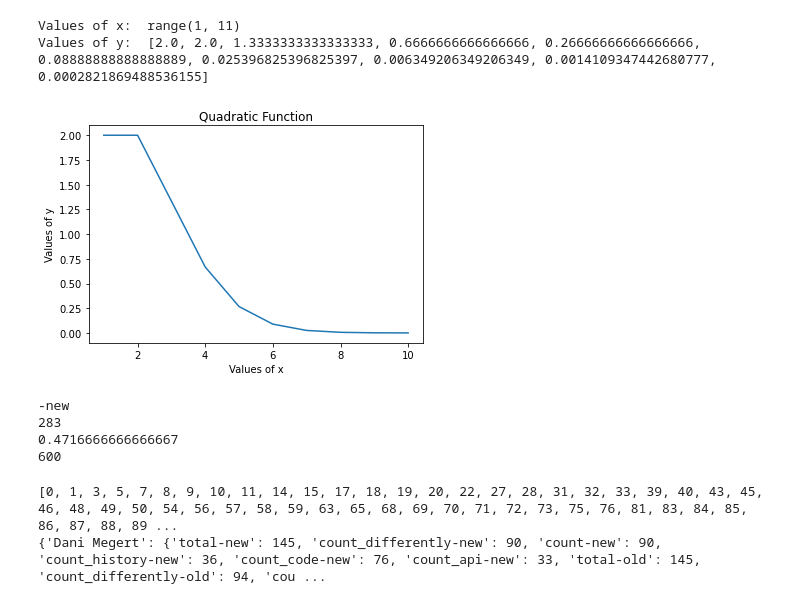
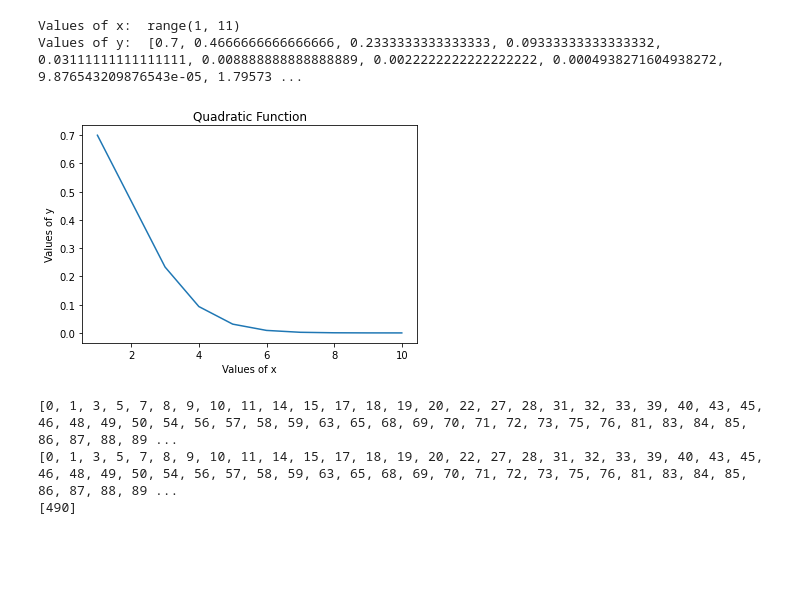
Before and after one commit to iforone/ApiAwareBugAssignment, a Jupyter notebook: del/ipython/true-analyzer.ipynb, the cells around one changed output. Drawn from its saved outputs; the diff is of its cells as text; code cells hidden in the pictures; blank space fills up the shorter version.

```diff
--- a/del/ipython/true-analyzer.ipynb
+++ b/del/ipython/true-analyzer.ipynb
@@ -6,25 +6,25 @@ temp2 = ['Markus Keller', 'Nikolay Metchev', 'Markus Keller', 'Markus Keller', '
 list( set(temp1) - set(temp2))
 
 list(set(temp1) & set(temp2))
 
 import numpy as np
 import matplotlib.pyplot as plt
 x = range(1, 11)
 y = []
 for each in x:
-    y.append(2**each / math.factorial(each))
+    y.append(2**each * 0.7 / (math.factorial(each + 1)))
 
 print('Values of x: ', x)
 print('Values of y: ', y)
 plt.plot(x, y)
 plt.title("Quadratic Function")
 plt.xlabel("Values of x")
 plt.ylabel("Values of y")
 plt.show()
 # %% [output]
 Values of x:  range(1, 11)
-Values of y:  [2.0, 2.0, 1.3333333333333333, 0.6666666666666666, 0.26666666666666666, 0.08888888888888889, 0.025396825396825397, 0.006349206349206349, 0.0014109347442680777, 0.0002821869488536155]
+Values of y:  [0.7, 0.4666666666666666, 0.2333333333333333, 0.09333333333333332, 0.03111111111111111, 0.008888888888888889, 0.0022222222222222222, 0.0004938271604938272, 9.876543209876543e-05, 1.79573 ...
-[figure, old version]
+[figure, new version]
 # %%
 import pandas as pd
 import numpy as np
@@ -86,7 +86,7 @@ def get_stat_for(file, authors, label='-new', extra='', time_a = 1, time_b = 1,
                     scores[a_developer] = scores.get(a_developer, []) + [0]
                 else: #
                     # row['assignees'] == row['api_at_1'] and
-                    row['jaccard_score']  = row['jaccard_score'] * 2 / i
+                    #row['jaccard_score']  = row['jaccard_score'] * 2 / i
                     #x = row['jaccard_score']
                     #if row['assignees'] == row['api_at_1']:
                     #    x = 1
@@ -161,22 +161,20 @@ def get_stat_for(file, authors, label='-new', extra='', time_a = 1, time_b = 1,
 
 
 authors_ = {}
-after = get_stat_for('../../data/output/jdt_direct.csv', authors_, '-new', '', 1, 1, 1)
-#before = get_stat_for('../../data/output/jdt_direct-17March2022.csv', authors_, '-old', 'index', 1, 1, 1)
+after = get_stat_for('../../data/output/jdt_direct.csv', authors_, '-new', 'index', 1, 1, 1)
+before = get_stat_for('../../data/output/jdt_direct-best-mapper.csv', authors_, '-old', 'index', 1, 1, 1)
-# %% [output]
--new
-283
-0.4716666666666667
-600
 # %%
 diff = [x for x in before if x not in after]
 
 print(before)
 
 print(after)
+
+print(diff)
 # %% [output]
 [0, 1, 3, 5, 7, 8, 9, 10, 11, 14, 15, 17, 18, 19, 20, 22, 27, 28, 31, 32, 33, 39, 40, 43, 45, 46, 48, 49, 50, 54, 56, 57, 58, 59, 63, 65, 68, 69, 70, 71, 72, 73, 75, 76, 81, 83, 84, 85, 86, 87, 88, 89 ...
-{'Dani Megert': {'total-new': 145, 'count_differently-new': 90, 'count-new': 90, 'count_history-new': 36, 'count_code-new': 76, 'count_api-new': 33, 'total-old': 145, 'count_differently-old': 94, 'cou ...
+[0, 1, 3, 5, 7, 8, 9, 10, 11, 14, 15, 17, 18, 19, 20, 22, 27, 28, 31, 32, 33, 39, 40, 43, 45, 46, 48, 49, 50, 54, 56, 57, 58, 59, 63, 65, 68, 69, 70, 71, 72, 73, 75, 76, 81, 83, 84, 85, 86, 87, 88, 89 ...
+[490]
 # %%
 result = pd.DataFrame()
 df = pd.read_csv('../../data/output/jdt_direct.csv')
```
Also changed, not shown: parts of 1 cell of this notebook, 7 other files.
